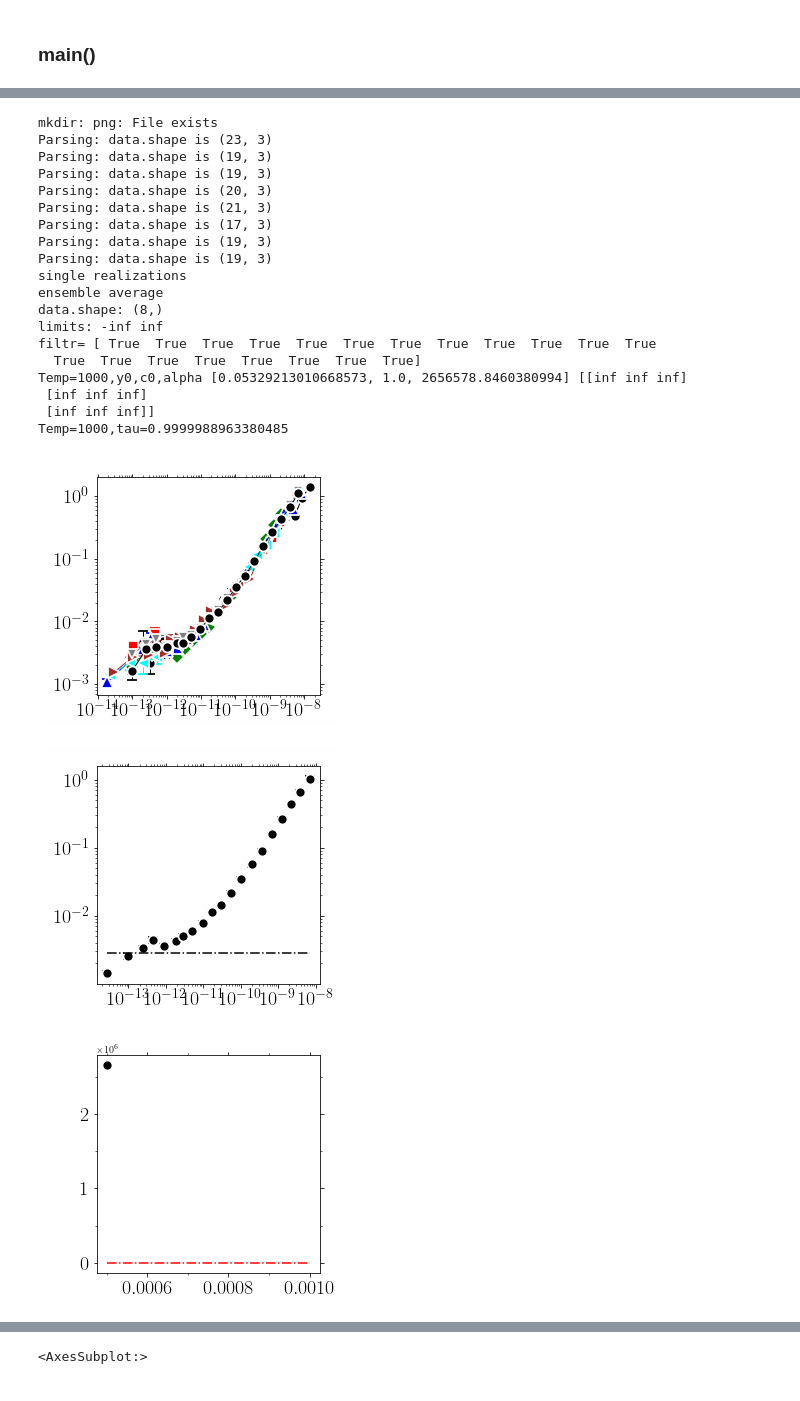
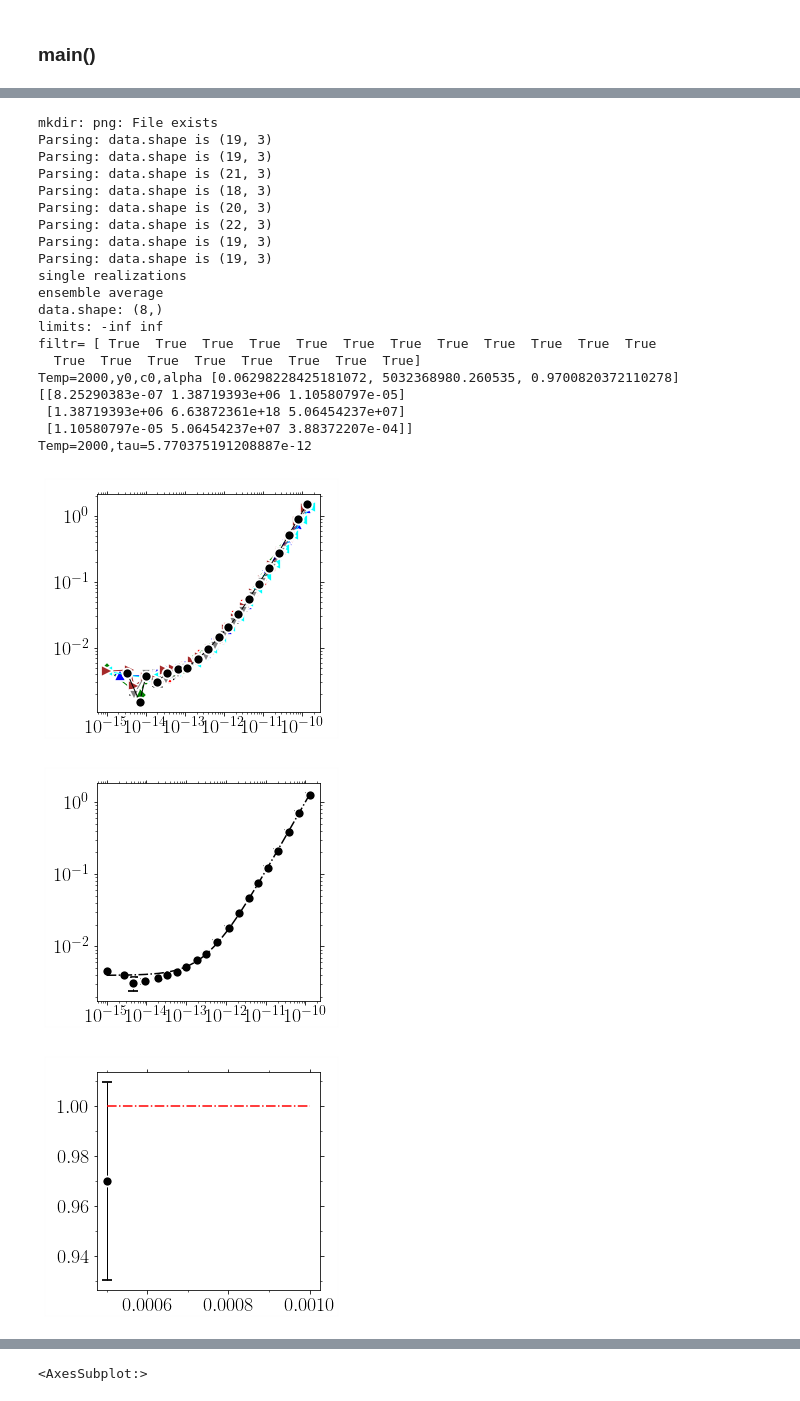
Before and after one commit to kkarimi62/vacancyDiffusion, a Jupyter notebook: postproc/test.ipynb, the cells around one changed output, grey strips where cells are left out. Cells and saved outputs as stored; diff of their text form; code cells hidden in the pictures.

```diff
--- a/postproc/test.ipynb
+++ b/postproc/test.ipynb
@@ -1278,7 +1278,7 @@ def main():
     !mkdir png
     #--- temp object
     temp = Temperature(
-        [0,1,2,3,4,5],3,
+        [5],3,
          verbose = True,
                      )
     #
@@ -1352,7 +1364,7 @@ def main():
     #--- temp object
     temp = Temperature(
 #        [0,1,2,3,4,5],3,
-        [1000],8,
+        [2000],8,
          verbose = True,
                      )
     #
@@ -1400,43 +1412,43 @@ def main():
                    'title':'png/msd_temp_cantor_fit.png'},
             )
 
 
 
     temp.PlotExponent(np.array([2000]),**{
 #                  'yscale':'log',
 #                   'xlim':(1e-10,1e-3),
 #                   'ylim':(.5,1.1),
 #                   xstr=r'$1/T(K^{-1})$',
 #                   ystr=r'$D(m^2/s)$',
 #                    'title':'png/alpha_temp_ni.png',
                     }
                 )
 
     return temp
 temp_kmc = main()
 # %% [output]
 mkdir: png: File exists
-Parsing: data.shape is (23, 3)
 Parsing: data.shape is (19, 3)
 Parsing: data.shape is (19, 3)
+Parsing: data.shape is (21, 3)
+Parsing: data.shape is (18, 3)
 Parsing: data.shape is (20, 3)
-Parsing: data.shape is (21, 3)
-Parsing: data.shape is (17, 3)
+Parsing: data.shape is (22, 3)
 Parsing: data.shape is (19, 3)
 Parsing: data.shape is (19, 3)
 single realizations
 ensemble average
 data.shape: (8,)
 limits: -inf inf
 filtr= [ True  True  True  True  True  True  True  True  True  True  True  True
   True  True  True  True  True  True  True  True]
-Temp=1000,y0,c0,alpha [0.05329213010668573, 1.0, 2656578.8460380994] [[inf inf inf]
- [inf inf inf]
- [inf inf inf]]
-Temp=1000,tau=0.9999988963380485
+Temp=2000,y0,c0,alpha [0.06298228425181072, 5032368980.260535, 0.9700820372110278] [[8.25290383e-07 1.38719393e+06 1.10580797e-05]
+ [1.38719393e+06 6.63872361e+18 5.06454237e+07]
+ [1.10580797e-05 5.06454237e+07 3.88372207e-04]]
+Temp=2000,tau=5.770375191208887e-12
-[figure, old version]
+[figure, new version]
-[figure, old version]
+[figure, new version]
-[figure, old version]
+[figure, new version]
 # %%
 if  not eval(confParser['flags']['RemoteMachine']):
 #    sdata = np.loadtxt('msd/msd_kmc.txt')
```
Also changed, not shown: parts of 2 cells of this notebook.
